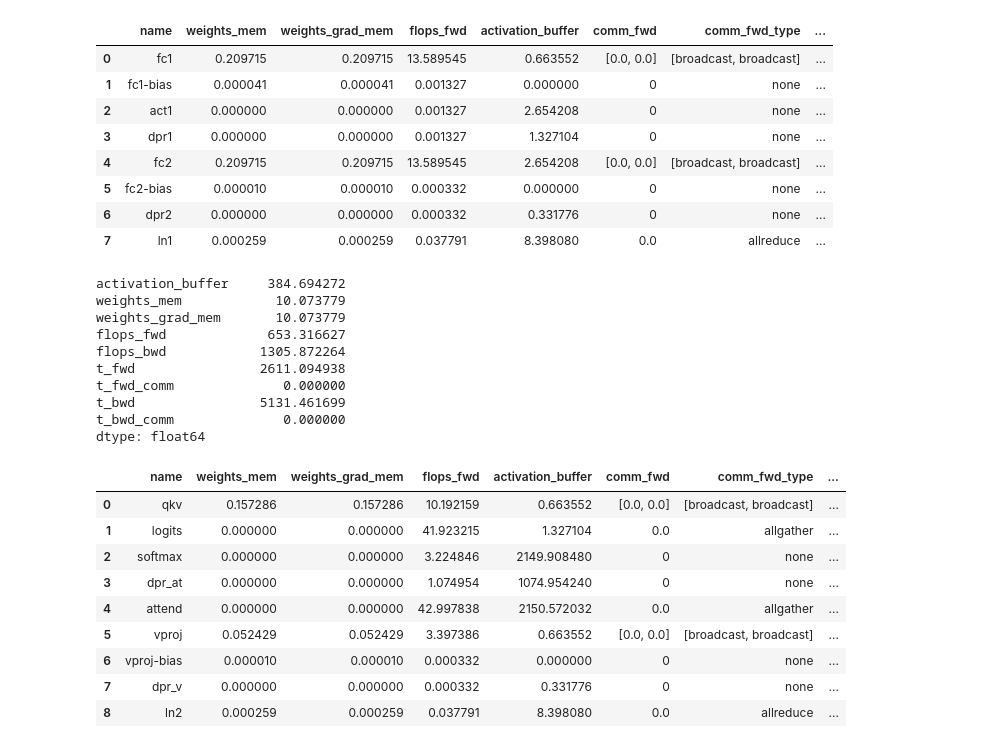
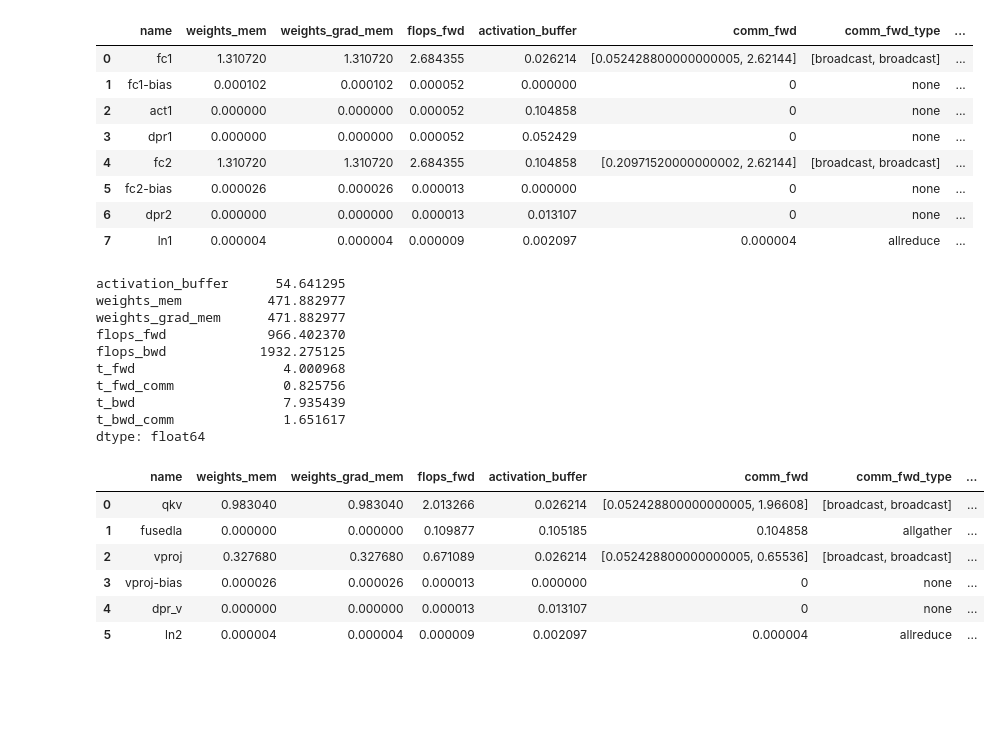
Before and after one commit to ShashankSubramanian/transformer-perf-estimates, a Jupyter notebook: transformers.ipynb, the cells around one changed output. Cells and saved outputs as stored; diff of their text form; code cells hidden in the pictures; blank space fills up the shorter version.

```diff
--- a/transformers.ipynb
+++ b/transformers.ipynb
@@ -12,11 +12,12 @@ from modules import *
 import json
 # %%
 gpt2 = {'l': 1024, 'e': 1600, 'h': 32, 'depth': 48}
-gpt3 = {'l': 2048, 'e': 12288, 'h': 256, 'depth': 96}
-gpt3_lowdepth = {'l': 2048, 'e': 12288, 'h': 256, 'depth': 96 // 8}
+gpt3 = {'l': 2048, 'e': 12288, 'h': 96, 'depth': 96}
+gpt3_1T = {'l': 2048, 'e': 25600, 'h': 160, 'depth': 180}
+gpt3_lowdepth = {'l': 2048, 'e': 12288, 'h': 96, 'depth': 96 // 8}
 vit_era5 = {'l': 64800, 'e': 5120, 'h': 256, 'depth': 24}
 ### model
-model = vit_era5#gpt3
+model = gpt3_1T
 b = 1
 l = model['l']
 e = model['e']
@@ -48,11 +49,12 @@ def print_df(df_mlp, df_sa):
            df_sa['weights_mem'].sum() * f1 + df_sa['weights_grad_mem'].sum() * f2 + df_sa['activation_buffer'].sum()) * depth
     print('mem consumed = {}'.format(mem))
 # %%
-m1 = 1
-system['nvlink_size'] = 1
-t1 = 'nvlink' if m1 <= system['nvlink_size'] else 'ib'
-df_mlp = mlp_1d(b, l, e, f, depth, parallelism={'m': m1}, topology={'t': t1})
-df_sa = sa_1d(b, l, e, h, depth, parallelism={'m': m1}, topology={'t': t1}, flash_attention=True)
+m1 = 4
+system['nvlink_size'] = 4
+b = 1
+t1 = m1 if m1 <= system['nvlink_size'] else system['nvlink_size']
+df_mlp = mlp_1d(b, l, e, f, parallelism={'m': m1}, topology={'t': t1}, system=system)
+df_sa = sa_1d(b, l, e, h, parallelism={'m': m1}, topology={'t': t1}, flash_attention=True, system=system)
 print_df(df_mlp, df_sa)
 # %% [output]
 |  | name | weights_mem | weights_grad_mem | flops_fwd | activation_buffer | comm_fwd | comm_fwd_type | ... |
@@ -96,38 +98,35 @@ mem consumed = 440.9131008
 # %%
-m1 = 1
-m2 = 1
-t2 = 'nvlink'
-t1 = 'ib'
-df_mlp = mlp_2d(b, l, e, f, depth, parallelism={'m1': m1, 'm2': m2}, topology={'t1': t1, 't2': t2})
-df_sa = sa_2d_seqp(b, l, e, h, depth, parallelism={'m1': m1, 'm2': m2}, topology={'t1': t1, 't2': t2})
+m1 = 2
+m2 = 2
+t2 = 2
+t1 = 2
+df_mlp = mlp_2d(b, l, e, f, parallelism={'m1': m1, 'm2': m2}, topology={'t1': t1, 't2': t2}, system=system)
+df_sa = sa_2d_seqp(b, l, e, h, parallelism={'m1': m1, 'm2': m2}, topology={'t1': t1, 't2': t2}, flash_attention=True, system=system)
 print_df(df_mlp, df_sa)
 # %% [output]
 |  | name | weights_mem | weights_grad_mem | flops_fwd | activation_buffer | comm_fwd | comm_fwd_type | ... |
-| 0 | fc1 | 0.209715 | 0.209715 | 13.589545 | 0.663552 | [0.0, 0.0] | [broadcast, broadcast] | ... |
-| 1 | fc1-bias | 0.000041 | 0.000041 | 0.001327 | 0.000000 | 0 | none | ... |
-| 2 | act1 | 0.000000 | 0.000000 | 0.001327 | 2.654208 | 0 | none | ... |
-| 3 | dpr1 | 0.000000 | 0.000000 | 0.001327 | 1.327104 | 0 | none | ... |
-| 4 | fc2 | 0.209715 | 0.209715 | 13.589545 | 2.654208 | [0.0, 0.0] | [broadcast, broadcast] | ... |
-| 5 | fc2-bias | 0.000010 | 0.000010 | 0.000332 | 0.000000 | 0 | none | ... |
-| 6 | dpr2 | 0.000000 | 0.000000 | 0.000332 | 0.331776 | 0 | none | ... |
-| 7 | ln1 | 0.000259 | 0.000259 | 0.037791 | 8.398080 | 0.0 | allreduce | ... |
+| 0 | fc1 | 1.310720 | 1.310720 | 2.684355 | 0.026214 | [0.052428800000000005, 2.62144] | [broadcast, broadcast] | ... |
+| 1 | fc1-bias | 0.000102 | 0.000102 | 0.000052 | 0.000000 | 0 | none | ... |
+| 2 | act1 | 0.000000 | 0.000000 | 0.000052 | 0.104858 | 0 | none | ... |
+| 3 | dpr1 | 0.000000 | 0.000000 | 0.000052 | 0.052429 | 0 | none | ... |
+| 4 | fc2 | 1.310720 | 1.310720 | 2.684355 | 0.104858 | [0.20971520000000002, 2.62144] | [broadcast, broadcast] | ... |
+| 5 | fc2-bias | 0.000026 | 0.000026 | 0.000013 | 0.000000 | 0 | none | ... |
+| 6 | dpr2 | 0.000000 | 0.000000 | 0.000013 | 0.013107 | 0 | none | ... |
+| 7 | ln1 | 0.000004 | 0.000004 | 0.000009 | 0.002097 | 0.000004 | allreduce | ... |
-activation_buffer     384.694272
-weights_mem            10.073779
-weights_grad_mem       10.073779
-flops_fwd             653.316627
-flops_bwd            1305.872264
-t_fwd                2611.094938
-t_fwd_comm              0.000000
-t_bwd                5131.461699
-t_bwd_comm              0.000000
+activation_buffer      54.641295
+weights_mem           471.882977
+weights_grad_mem      471.882977
+flops_fwd             966.402370
+flops_bwd            1932.275125
+t_fwd                   4.000968
+t_fwd_comm              0.825756
+t_bwd                   7.935439
+t_bwd_comm              1.651617
 dtype: float64
 |  | name | weights_mem | weights_grad_mem | flops_fwd | activation_buffer | comm_fwd | comm_fwd_type | ... |
-| 0 | qkv | 0.157286 | 0.157286 | 10.192159 | 0.663552 | [0.0, 0.0] | [broadcast, broadcast] | ... |
-| 1 | logits | 0.000000 | 0.000000 | 41.923215 | 1.327104 | 0.0 | allgather | ... |
-| 2 | softmax | 0.000000 | 0.000000 | 3.224846 | 2149.908480 | 0 | none | ... |
-| 3 | dpr_at | 0.000000 | 0.000000 | 1.074954 | 1074.954240 | 0 | none | ... |
-| 4 | attend | 0.000000 | 0.000000 | 42.997838 | 2150.572032 | 0.0 | allgather | ... |
-| 5 | vproj | 0.052429 | 0.052429 | 3.397386 | 0.663552 | [0.0, 0.0] | [broadcast, broadcast] | ... |
-| 6 | vproj-bias | 0.000010 | 0.000010 | 0.000332 | 0.000000 | 0 | none | ... |
-| 7 | dpr_v | 0.000000 | 0.000000 | 0.000332 | 0.331776 | 0 | none | ... |
-| 8 | ln2 | 0.000259 | 0.000259 | 0.037791 | 8.398080 | 0.0 | allreduce | ... |
+| 0 | qkv | 0.983040 | 0.983040 | 2.013266 | 0.026214 | [0.052428800000000005, 1.96608] | [broadcast, broadcast] | ... |
+| 1 | fusedla | 0.000000 | 0.000000 | 0.109877 | 0.105185 | 0.104858 | allgather | ... |
+| 2 | vproj | 0.327680 | 0.327680 | 0.671089 | 0.026214 | [0.052428800000000005, 0.65536] | [broadcast, broadcast] | ... |
+| 3 | vproj-bias | 0.000026 | 0.000026 | 0.000013 | 0.000000 | 0 | none | ... |
+| 4 | dpr_v | 0.000000 | 0.000000 | 0.000013 | 0.013107 | 0 | none | ... |
+| 5 | ln2 | 0.000004 | 0.000004 | 0.000009 | 0.002097 | 0.000004 | allreduce | ... |
```
Also changed, not shown: parts of 7 cells of this notebook, 6 other files.
